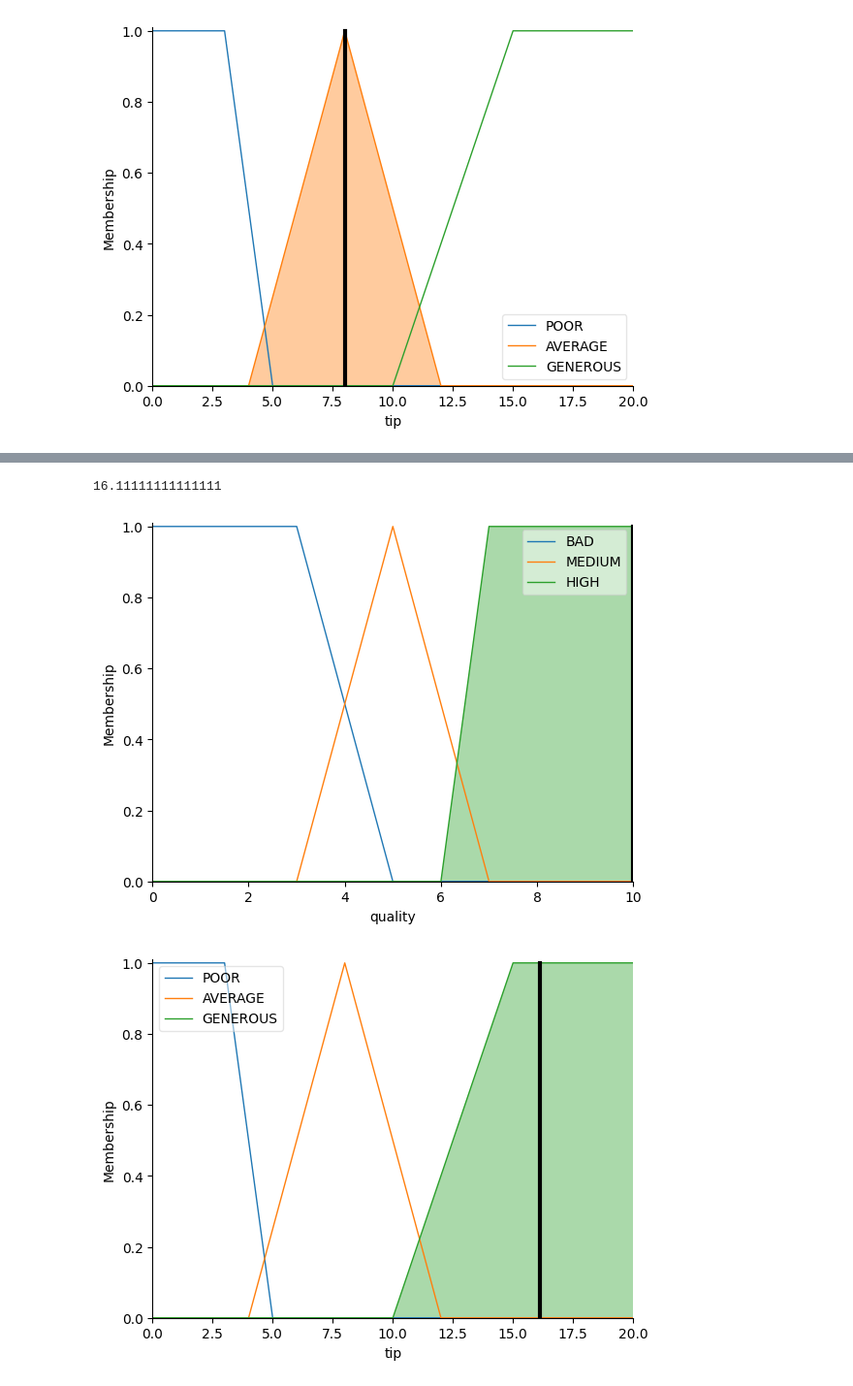
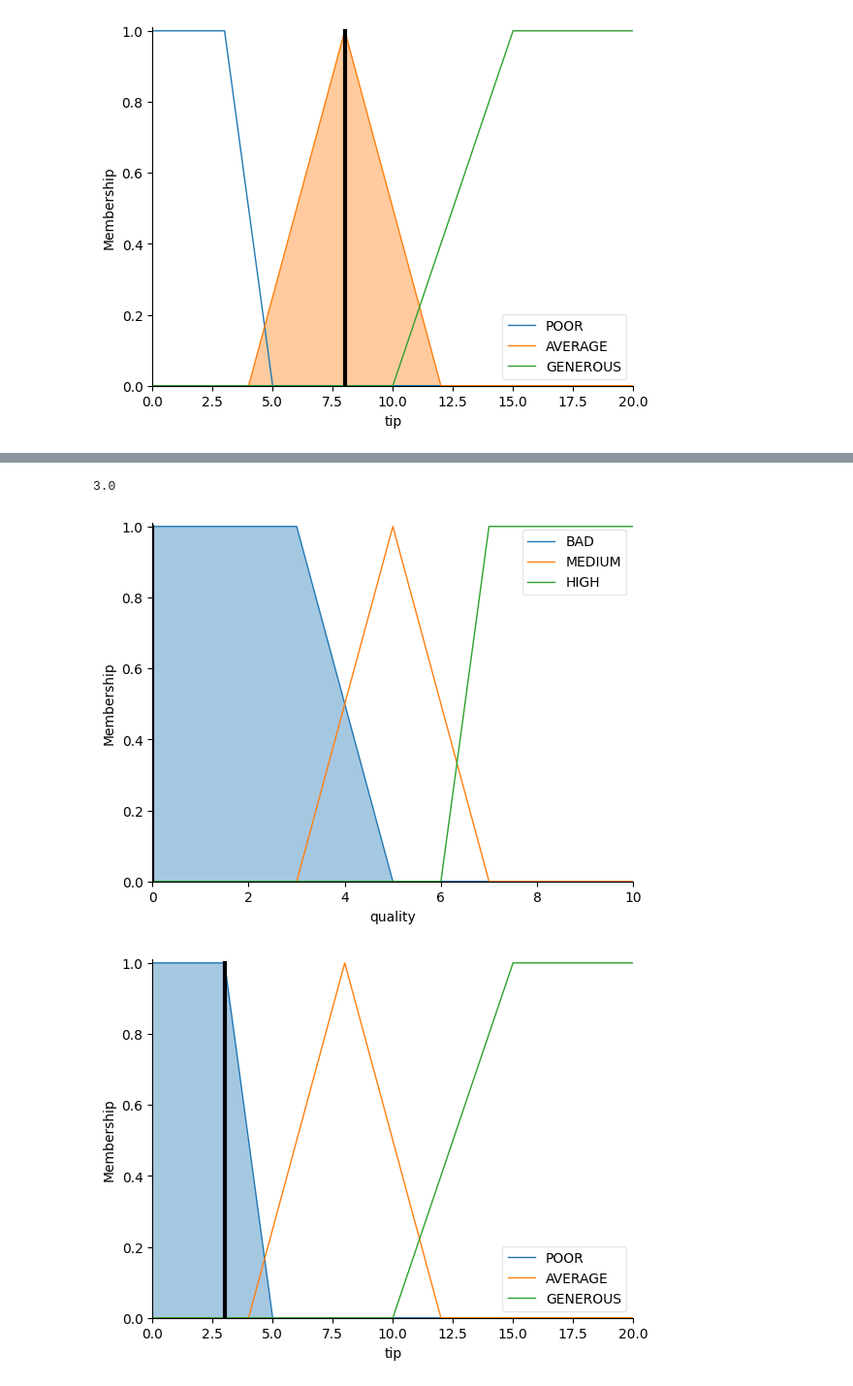
Before and after one commit to pppfkp/systemy_rozmyte, a Jupyter notebook: lab1/tipper.ipynb, the cells around one changed output, grey strips where cells are left out. Shown at 97% size. Saved outputs shown, nothing was run; the diff lists cells and outputs as text; code cells hidden in the pictures.

```diff
--- a/lab1/tipper.ipynb
+++ b/lab1/tipper.ipynb
@@ -81,6 +81,7 @@ quality_of_service.view()
 tip['POOR'] = fuzz.trapmf(tip.universe, [0, 0, 3, 5])
 tip['AVERAGE'] = fuzz.trimf(tip.universe, [4, 8, 12])
 tip['GENEROUS'] = fuzz.trapmf(tip.universe, [10, 15, 20, 20])
+tip.defuzzify_method = "lom"
 tip.view()
 # %% [output]
 [figure]
@@ -176,10 +180,10 @@ print(tipper_simulation.output['tip'])
 # %%
-tipper_simulation.input['quality'] = 10
+tipper_simulation.input['quality'] = 0
 tipper_simulation.compute()
 quality_of_service.view(sim=tipper_simulation)
 tip.view(sim=tipper_simulation)
 print(tipper_simulation.output['tip'])
 # %% [output]
-16.11111111111111
+3.0
-[figure, old version]
+[figure, new version]
-[figure, old version]
+[figure, new version]
```
Also changed, not shown: parts of 5 cells of this notebook, 1 other file.
